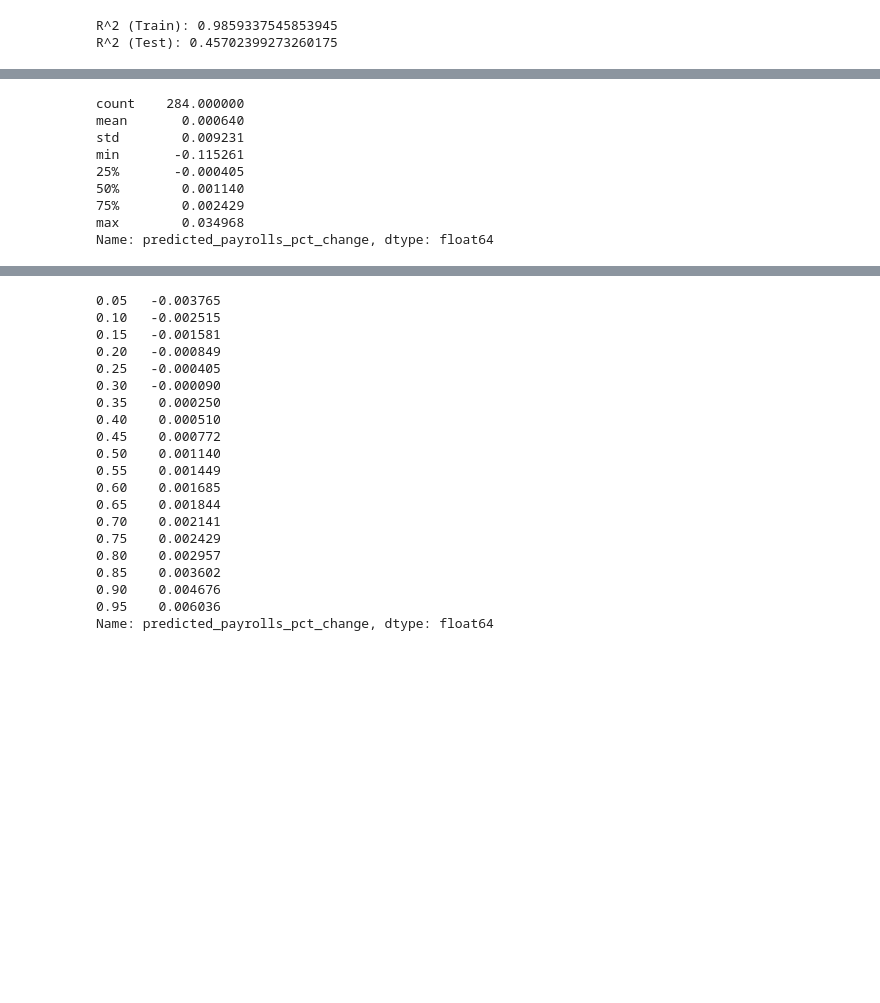
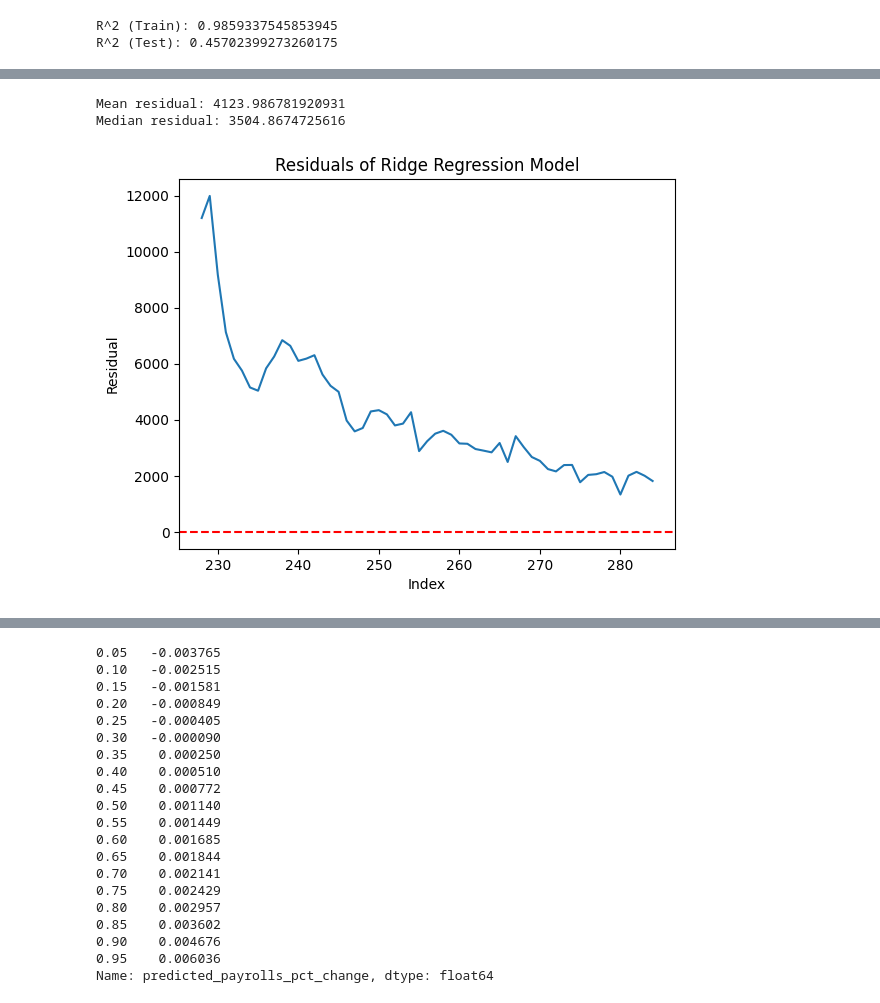
Before and after one commit to paulpuccinelli/BLS_jobs_report_model, a Jupyter notebook: BLS_prediction.ipynb, the cells around one changed output, grey strips where cells are left out. Saved outputs shown, nothing was run; the diff lists cells and outputs as text; code cells hidden in the pictures; blank space fills up the shorter version.

```diff
--- a/BLS_prediction.ipynb
+++ b/BLS_prediction.ipynb
@@ -623,16 +639,19 @@ R^2 (Test): 0.45702399273260175
+# %%
+residuals = y_l2_test - y_l2_pred
+print('Mean residual:', np.mean(residuals))
+print('Median residual:', np.median(residuals))
+
+plt.plot(residuals)
+plt.axhline(0, color='red', linestyle='--')
+plt.title('Residuals of Ridge Regression Model')
+plt.xlabel('Index')
+plt.ylabel('Residual')
+plt.show()
+# %% [output]
+Mean residual: 4123.986781920931
+Median residual: 3504.8674725616
+[figure, added]
 # %%
 master_df['predicted_payrolls'] = model_expectation.predict(X_l2)
 master_df['predicted_payrolls_pct_change'] = master_df['predicted_payrolls'].pct_change()
-# %%
-master_df['predicted_payrolls_pct_change'].describe()
-# %% [output]
-count    284.000000
-mean       0.000640
-std        0.009231
-min       -0.115261
-25%       -0.000405
-50%        0.001140
-75%        0.002429
-max        0.034968
-Name: predicted_payrolls_pct_change, dtype: float64
 # %% [markdown]
```
Also changed, not shown: parts of 7 cells of this notebook.
